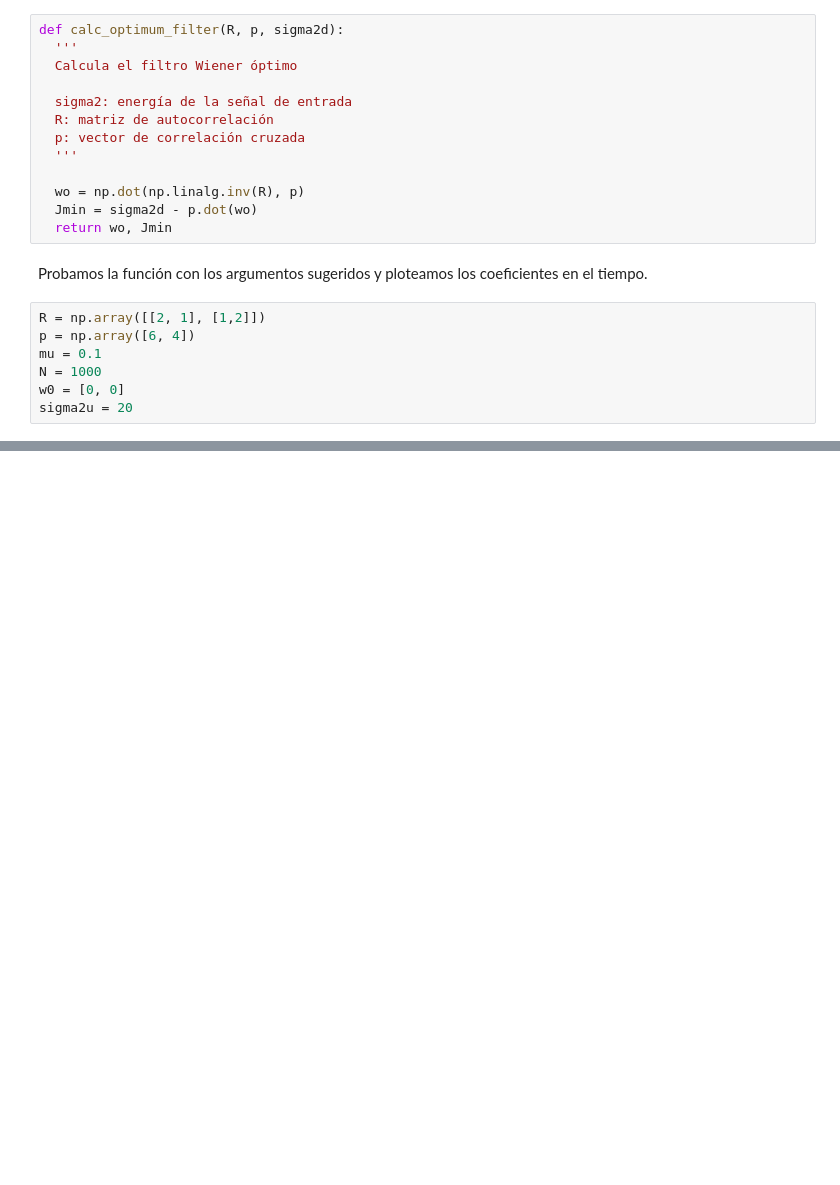
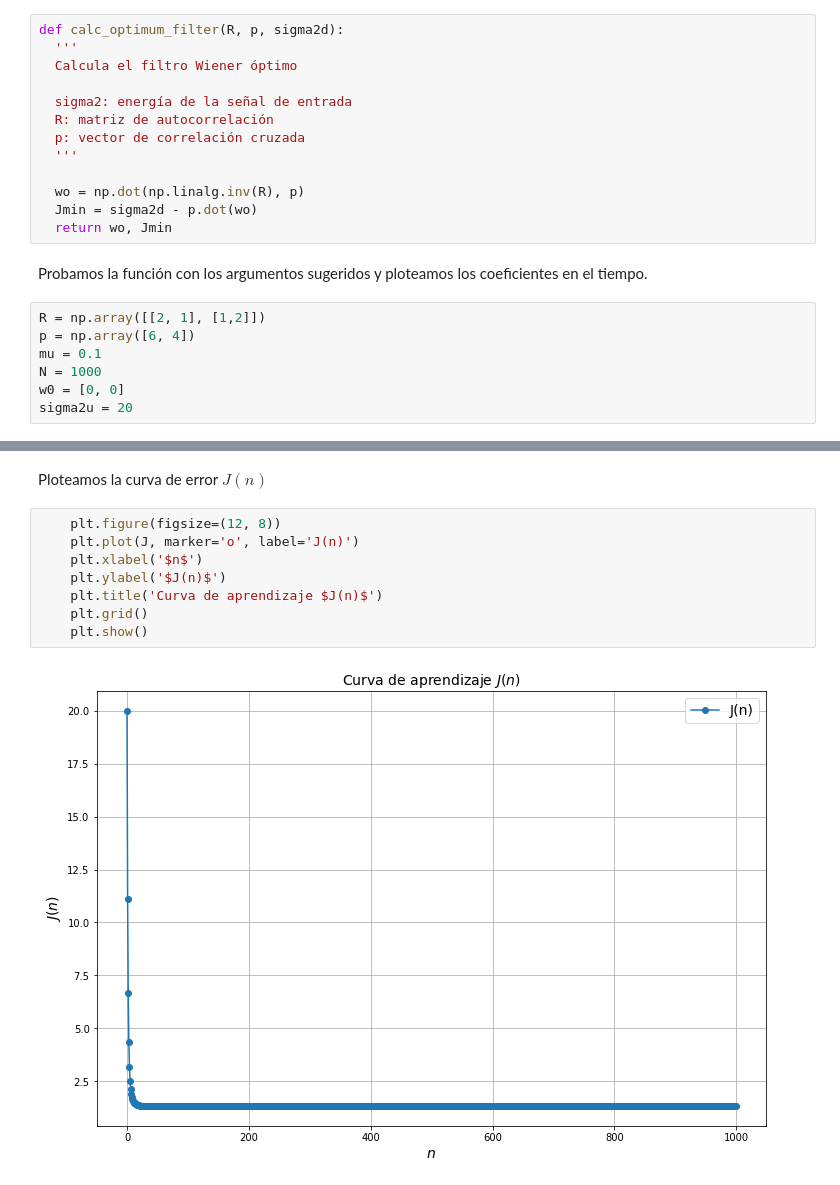
Before and after one commit to LuFernandez/PASA, a Jupyter notebook: LAB4/lab4.ipynb, the cells around one changed output, grey strips where cells are left out. Drawn from its saved outputs; the diff is of its cells as text; blank space fills up the shorter version.

Commit message:
ploteada curva de error

```diff
--- a/LAB4/lab4.ipynb
+++ b/LAB4/lab4.ipynb
@@ -129,0 +130,12 @@ plt.show()
+# %% [markdown]
+Ploteamos la curva de error $J(n)$
+# %%
+    plt.figure(figsize=(12, 8))
+    plt.plot(J, marker='o', label='J(n)')
+    plt.xlabel('$n$')
+    plt.ylabel('$J(n)$')
+    plt.title('Curva de aprendizaje $J(n)$')
+    plt.grid()
+    plt.show()
+# %% [output]
+[figure, added]
```
Also changed, not shown: parts of 1 cell of this notebook.
